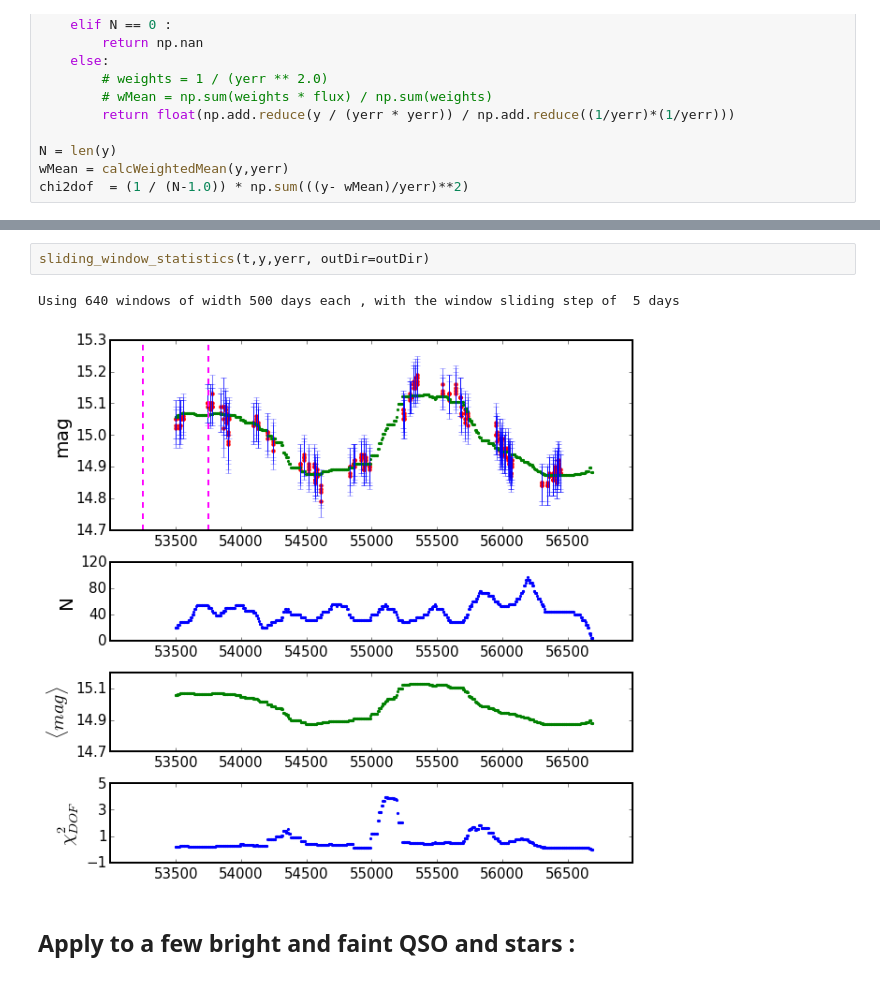
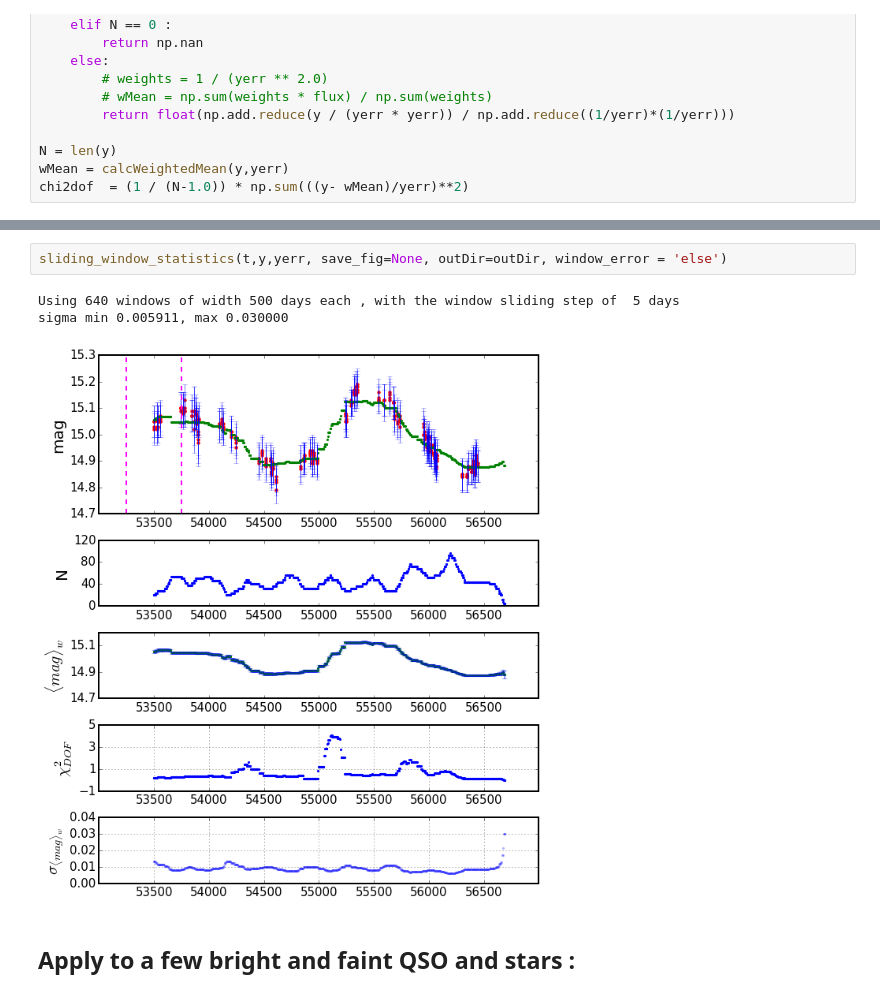
Before and after one commit to suberlak/CRTS_PROJECT, a Jupyter notebook: PG1302-102.ipynb, the cells around one changed output, grey strips where cells are left out. Cells and saved outputs as stored; diff of their text form.

Commit message:
updated notebooks, especially one with sliding window statistics

```diff
--- a/PG1302-102.ipynb
+++ b/PG1302-102.ipynb
@@ -203,10 +267,11 @@ def sliding_window_statistics(t,y,yerr, window_width=500, f_offset = 0.5, save_f
     if return_results is not None  :
         return store
 # %%
-sliding_window_statistics(t,y,yerr, outDir=outDir)
+sliding_window_statistics(t,y,yerr, save_fig=None, outDir=outDir, window_error = 'else')
 # %% [output]
 Using 640 windows of width 500 days each , with the window sliding step of  5 days
+sigma min 0.005911, max 0.030000
-[figure, old version]
+[figure, new version]
 # %% [markdown]
 ## Apply to a few bright and faint QSO and stars :
 # %%
```
Also changed, not shown: parts of 32 cells of this notebook, 2 other files.
